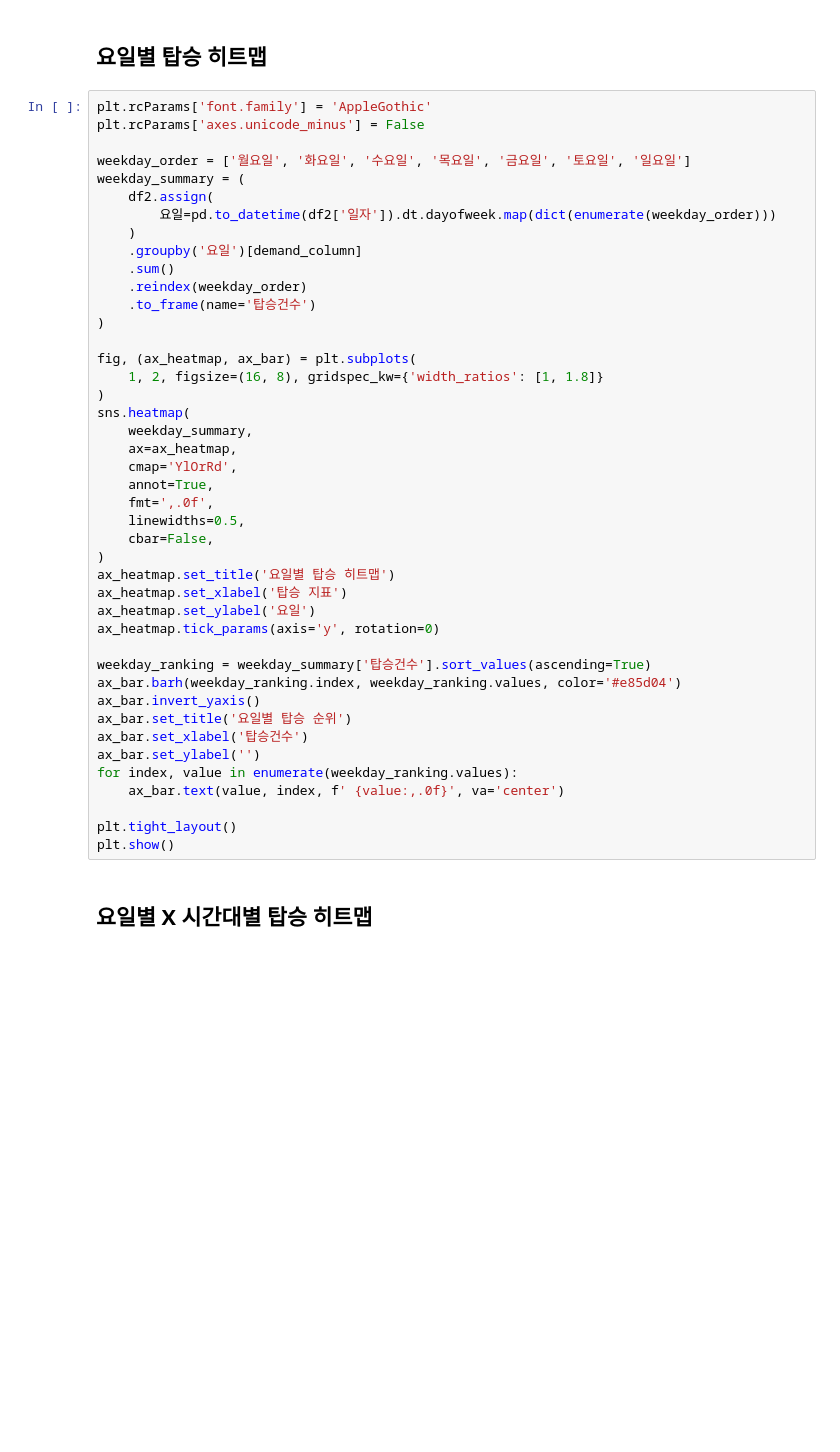
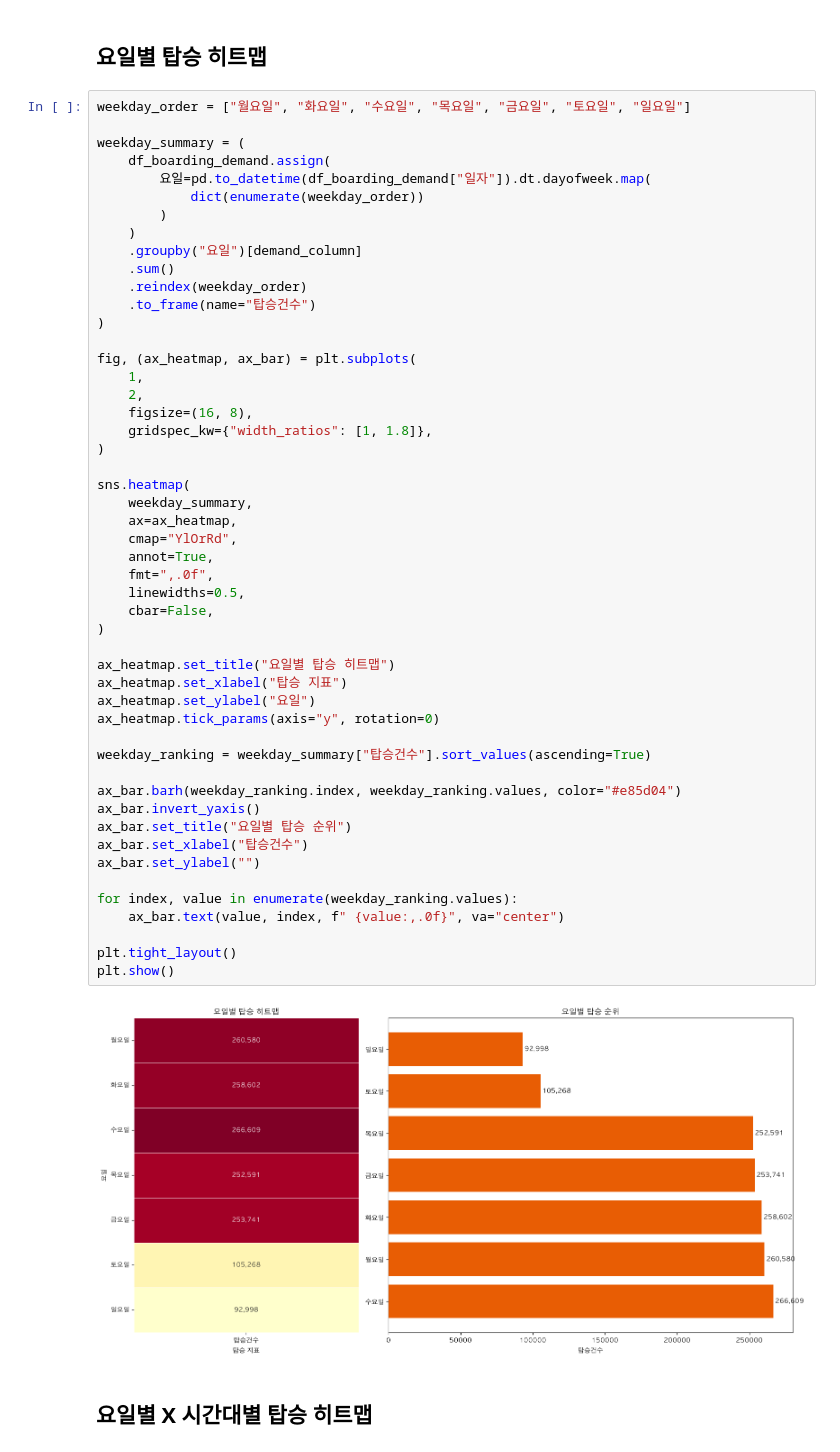
Before and after one commit to calltaxi-DA/calltaxi-DA, a Jupyter notebook: notebooks/02_boarding_demand_analysis.ipynb, the cells around one changed output. Cells and saved outputs as stored; diff of their text form; blank space fills up the shorter version.

```diff
--- a/notebooks/02_boarding_demand_analysis.ipynb
+++ b/notebooks/02_boarding_demand_analysis.ipynb
@@ -66,48 +120,57 @@ plt.show()
 # %% [markdown]
 ## 요일별 탑승 히트맵
 # %%
-plt.rcParams['font.family'] = 'AppleGothic'
-plt.rcParams['axes.unicode_minus'] = False
+weekday_order = ["월요일", "화요일", "수요일", "목요일", "금요일", "토요일", "일요일"]
 
-weekday_order = ['월요일', '화요일', '수요일', '목요일', '금요일', '토요일', '일요일']
 weekday_summary = (
-    df2.assign(
-        요일=pd.to_datetime(df2['일자']).dt.dayofweek.map(dict(enumerate(weekday_order)))
+    df_boarding_demand.assign(
+        요일=pd.to_datetime(df_boarding_demand["일자"]).dt.dayofweek.map(
+            dict(enumerate(weekday_order))
+        )
     )
-    .groupby('요일')[demand_column]
+    .groupby("요일")[demand_column]
     .sum()
     .reindex(weekday_order)
-    .to_frame(name='탑승건수')
+    .to_frame(name="탑승건수")
 )
 
 fig, (ax_heatmap, ax_bar) = plt.subplots(
-    1, 2, figsize=(16, 8), gridspec_kw={'width_ratios': [1, 1.8]}
+    1,
+    2,
+    figsize=(16, 8),
+    gridspec_kw={"width_ratios": [1, 1.8]},
 )
+
 sns.heatmap(
     weekday_summary,
     ax=ax_heatmap,
-    cmap='YlOrRd',
+    cmap="YlOrRd",
     annot=True,
-    fmt=',.0f',
+    fmt=",.0f",
     linewidths=0.5,
     cbar=False,
 )
-ax_heatmap.set_title('요일별 탑승 히트맵')
-ax_heatmap.set_xlabel('탑승 지표')
-ax_heatmap.set_ylabel('요일')
-ax_heatmap.tick_params(axis='y', rotation=0)
 
-weekday_ranking = weekday_summary['탑승건수'].sort_values(ascending=True)
-ax_bar.barh(weekday_ranking.index, weekday_ranking.values, color='#e85d04')
+ax_heatmap.set_title("요일별 탑승 히트맵")
+ax_heatmap.set_xlabel("탑승 지표")
+ax_heatmap.set_ylabel("요일")
+ax_heatmap.tick_params(axis="y", rotation=0)
+
+weekday_ranking = weekday_summary["탑승건수"].sort_values(ascending=True)
+
+ax_bar.barh(weekday_ranking.index, weekday_ranking.values, color="#e85d04")
 ax_bar.invert_yaxis()
-ax_bar.set_title('요일별 탑승 순위')
-ax_bar.set_xlabel('탑승건수')
-ax_bar.set_ylabel('')
+ax_bar.set_title("요일별 탑승 순위")
+ax_bar.set_xlabel("탑승건수")
+ax_bar.set_ylabel("")
+
 for index, value in enumerate(weekday_ranking.values):
-    ax_bar.text(value, index, f' {value:,.0f}', va='center')
+    ax_bar.text(value, index, f" {value:,.0f}", va="center")
 
 plt.tight_layout()
 plt.show()
+# %% [output]
+[figure, added]
 # %% [markdown]
 ## 요일별 X 시간대별 탑승 히트맵
 # %%
```
Also changed, not shown: parts of 15 cells of this notebook, 6 other files.
